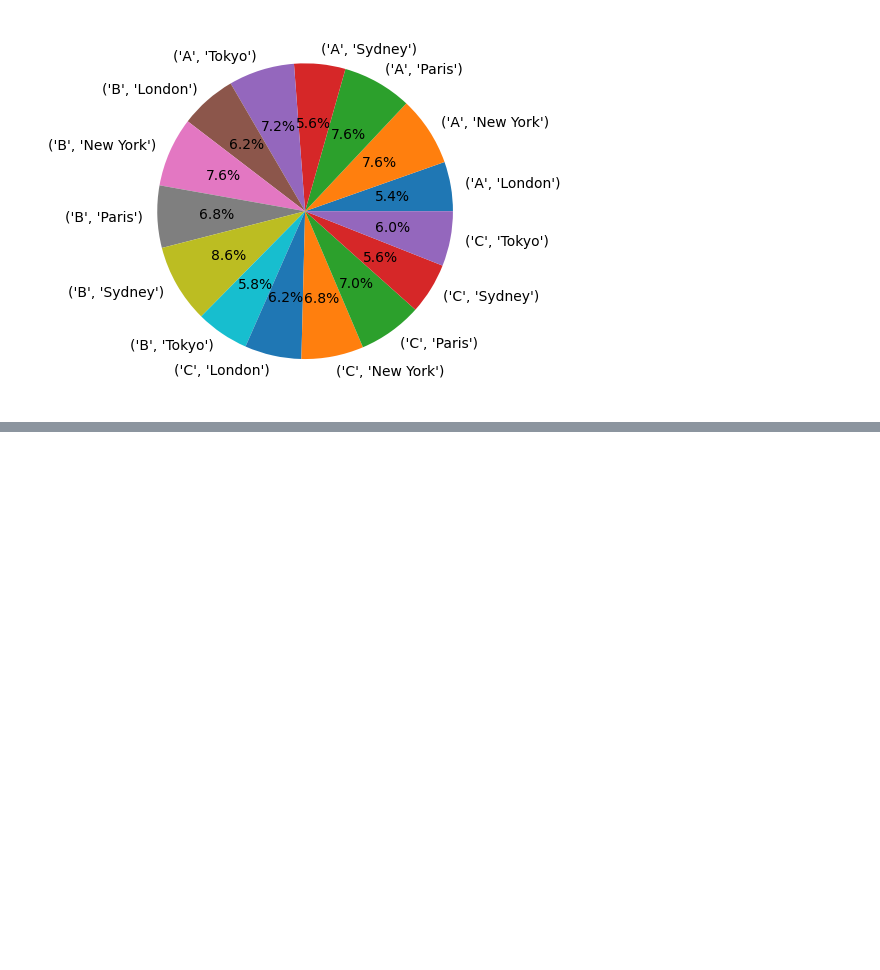
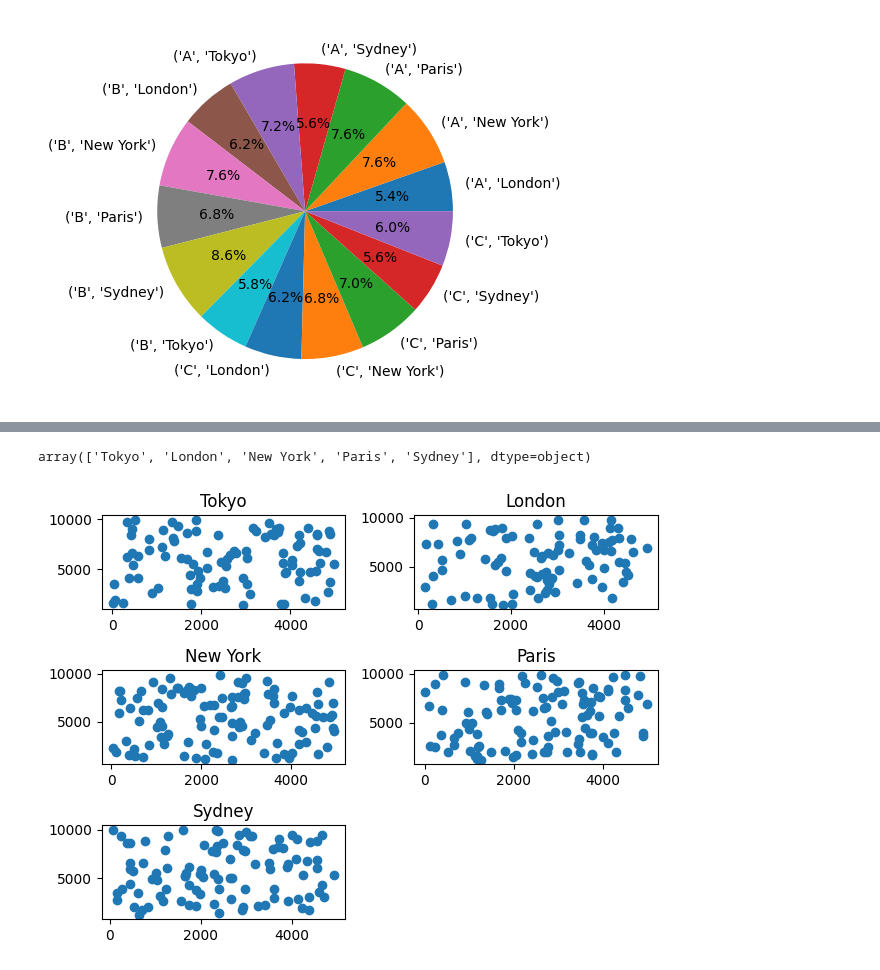
Before and after one commit to Alexa9der/Szkolenie_SDA, a Jupyter notebook: self_education/wizualizacja_danych/Untitled.ipynb, the cells around one changed output, grey strips where cells are left out. Cells and saved outputs as stored; diff of their text form; code cells hidden in the pictures; blank space fills up the shorter version.

```diff
--- a/self_education/wizualizacja_danych/Untitled.ipynb
+++ b/self_education/wizualizacja_danych/Untitled.ipynb
@@ -162,0 +221,16 @@ for i in (data_cat, data_city, oll_data):
+# %%
+df.City.unique()
+# %% [output]
+array(['Tokyo', 'London', 'New York', 'Paris', 'Sydney'], dtype=object)
+# %%
+for i, city in enumerate(df.City.unique()):
+    ax = plt.subplot(3, 2, i+1)
+    ax.scatter(df.loc[df.City == city, "Profit"],
+               df.loc[df.City == city, "Sales"])
+
+    ax.set_title(city)
+
+plt.tight_layout()
+plt.show(fig)
+# %% [output]
+[figure, added]
```
Also changed, not shown: parts of 16 cells of this notebook, 1 other file.
